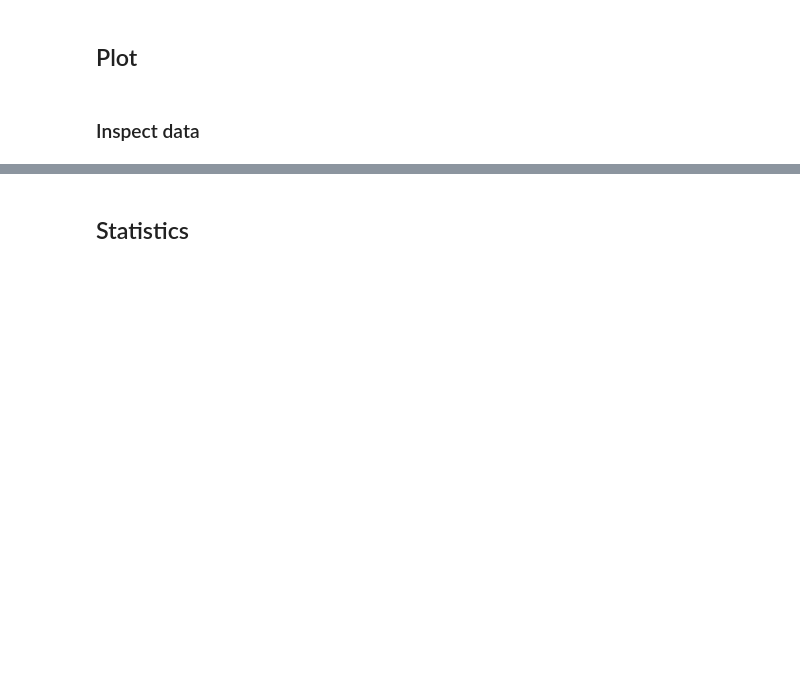
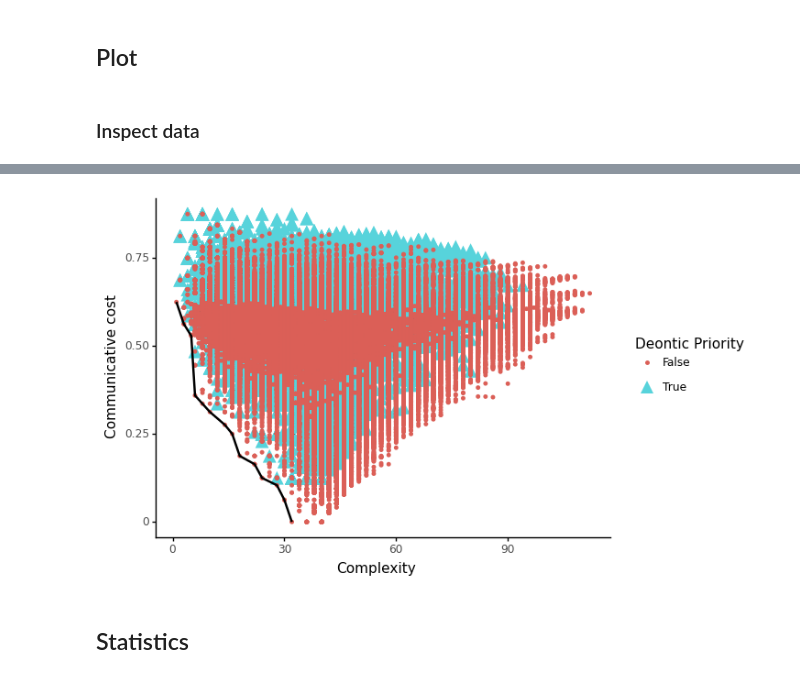
Before and after one commit to nathimel/modals-effcomm, a Jupyter notebook: src/cogsci_analysis.ipynb, the cells around one changed output, grey strips where cells are left out. Saved outputs shown, nothing was run; the diff lists cells and outputs as text; code cells hidden in the pictures; blank space fills up the shorter version.

```diff
--- a/src/cogsci_analysis.ipynb
+++ b/src/cogsci_analysis.ipynb
@@ -129,3 +129,35 @@ print(plot)
+# %%
+# redo plot with "Deontic Priority"
+
+data["Deontic Priority"] = data["uegaki"]
+
+
+kwargs = {}
+kwargs["shape"] = "Deontic Priority"
+kwargs["size"] = "Deontic Priority"
+kwargs["color"] = "Deontic Priority"
+
+# if counts:
+#     kwargs["size"] = "counts"
+
+plot = (
+    # Set data and the axes
+    pn.ggplot(data=data, mapping=pn.aes(x="complexity", y="comm_cost"))
+    # + pn.scale_y_continuous(limits=[0, 1])
+    + pn.geom_point(  # all langs
+        stroke=0,
+        alpha=1,
+        mapping=pn.aes(**kwargs),
+    )
+    + pn.geom_line(size=1, data=pareto_smoothed)
+    + pn.xlab("Complexity")
+    + pn.ylab("Communicative cost")
+    # + pn.scale_color_cmap("cividis")
+    + pn.theme_classic()
+)
+print(plot)
+# %% [output]
+[figure, added]
 # %%
 # fn = "/Users/nathanielimel/clms/projects/modals-effcomm/outputs/cogsci/base/test/plot.png"
 fn = f"/Users/nathanielimel/clms/projects/modals-effcomm/outputs/cogsci/base/{folder}/plot.png"
```
Also changed, not shown: parts of 5 cells of this notebook, 2 other files.
